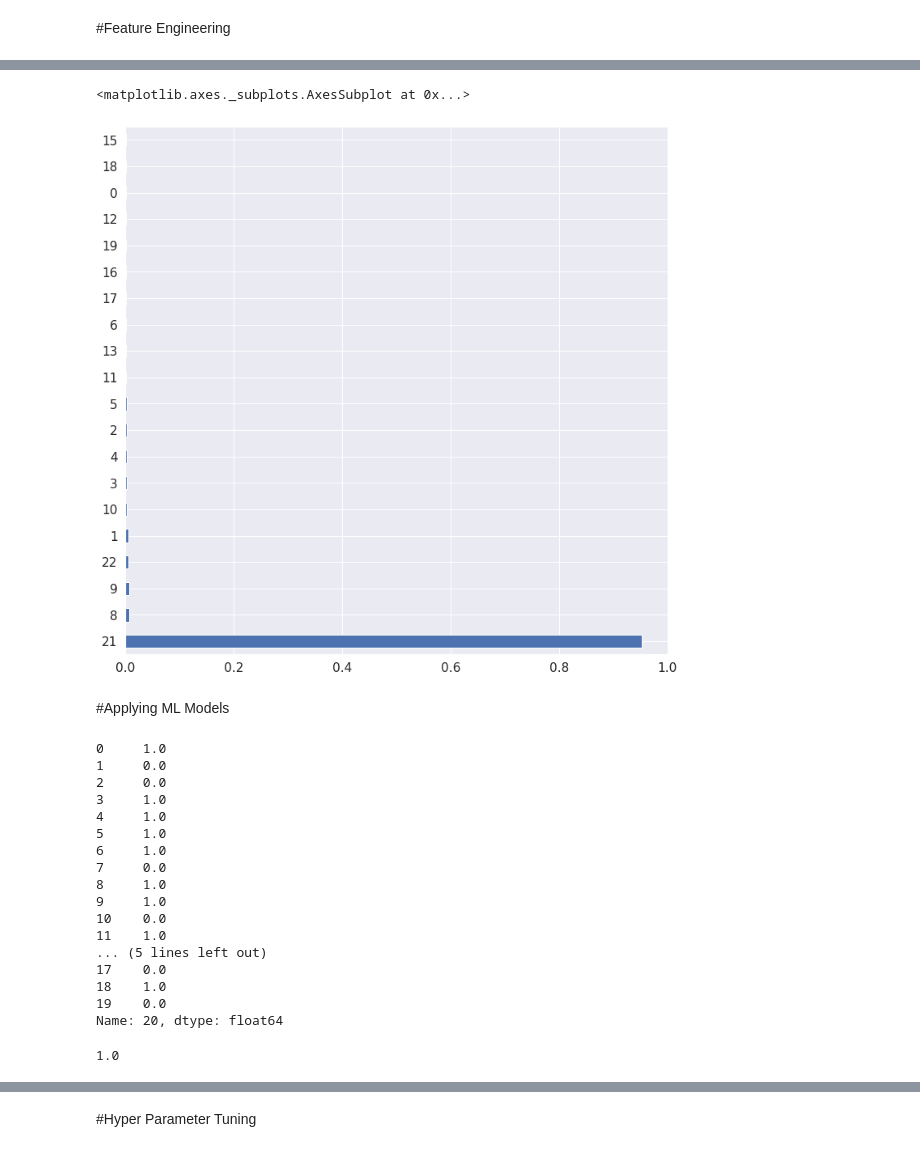
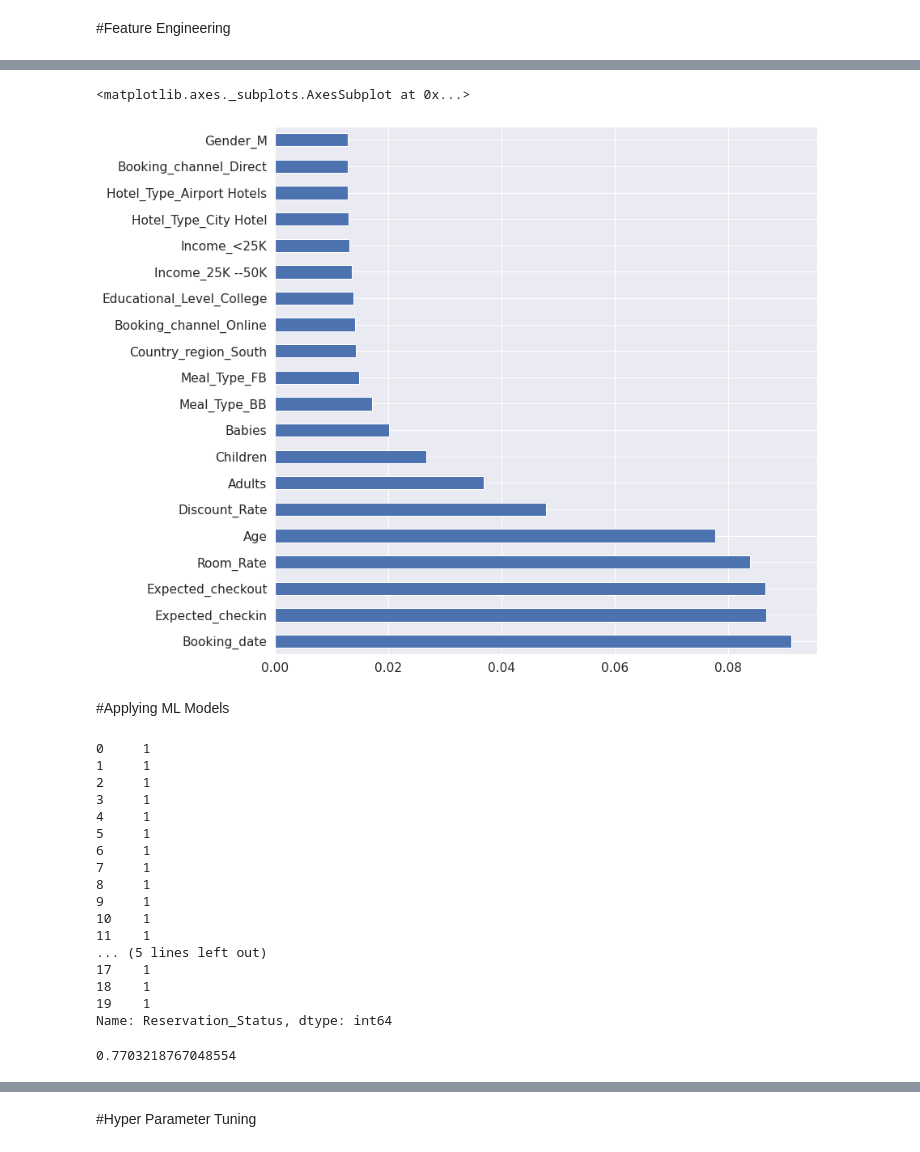
Before and after one commit to rooncal/Data-Science, a Jupyter notebook: Hotel_Reservation.ipynb, the cells around one changed output, grey strips where cells are left out. Drawn from its saved outputs; the diff is of its cells as text; code cells hidden in the pictures.

```diff
--- a/Hotel_Reservation.ipynb
+++ b/Hotel_Reservation.ipynb
@@ -211,0 +198,11 @@ df = pd.DataFrame(min_max_scaler.fit_transform(df))
+# %%
+df_2 = pd.get_dummies(df,drop_first=True)
+columns = df.columns
+label_encoder = preprocessing.LabelEncoder()
+df["Reservation_Status"] = label_encoder.fit_transform(df["Reservation_Status"])
+dummy_features = ['Gender', 'Ethnicity', 'Educational_Level', 'Income', 'Country_region', 'Meal_Type', 'Visted_Previously', 'Previous_Cancellations', 'Deposit_type', 'Booking_channel', 'Required_Car_Parking', 'Use_Promotion', 'Hotel_Type']
+ordinal_features = ['Expected_checkin', 'Expected_checkout', 'Booking_date']
+df = pd.get_dummies(data=df, columns=dummy_features)
+ordinal_encoder = preprocessing.OrdinalEncoder()
+for feature in ordinal_features:
+  df[feature] = ordinal_encoder.fit_transform(pd.DataFrame(df[feature]))
@@ -222,0 +238,5 @@ df.head()
+# %%
+x = df[["Age", "Expected_checkin", "Expected_checkout", "Room_Rate", "Booking_date", "Discount_Rate", "Adults", "Children", "Babies"]].values
+min_max_scaler = preprocessing.MinMaxScaler()
+df_scaled = pd.DataFrame(min_max_scaler.fit_transform(x))
+df[["Age", "Expected_checkin", "Expected_checkout", "Room_Rate", "Booking_date", "Discount_Rate", "Adults", "Children", "Babies"]] = df_scaled[[0, 1, 2, 3, 4, 5, 6, 7, 8]]
@@ -240,2 +272,0 @@ plt.show()
-# %%
-df = df.drop([7,14], axis=1)
@@ -246,11 +311,18 @@ model = rf.fit(df.drop(20, axis=1),y_train)
+# %%
+rf = RandomForestClassifier()
+y = df.copy(deep=True)['Reservation_Status']
+z = df.drop('Reservation_Status', axis=1)
+z.fillna(1,inplace=True)
+z.isna().sum()
+model = rf.fit(z,y)
 # %%
 importance = rf.feature_importances_
-feat_importances_act = pd.Series(importance, index=df.drop(20, axis=1).columns)
+feat_importances_act = pd.Series(importance, index=z.columns)
 feat_importances = feat_importances_act.nlargest(20)
 feat_importances.plot(kind='barh', figsize=(12,12))
 # %% [output]
 <matplotlib.axes._subplots.AxesSubplot at 0x...>
-[figure, old version]
+[figure, new version]
 # %% [markdown]
 #Applying ML Models
 # %%
@@ -258,30 +330,30 @@ X_train, X_test, y_train, y_test = train_test_split(df.drop(20,1), df[20], test_
 # %%
-df[20].head(20)
+y.head(20)
 # %% [output]
-0     1.0
-1     0.0
-2     0.0
-3     1.0
-4     1.0
-5     1.0
-6     1.0
-7     0.0
-8     1.0
-9     1.0
-10    0.0
-11    1.0
+0     1
+1     1
+2     1
+3     1
+4     1
+5     1
+6     1
+7     1
+8     1
+9     1
+10    1
+11    1
 ... (5 lines left out)
-17    0.0
-18    1.0
-19    0.0
-Name: 20, dtype: float64
+17    1
+18    1
+19    1
+Name: Reservation_Status, dtype: int64
 # %%
-model = RandomForestClassifier(max_depth=20)
+model = RandomForestClassifier(max_depth=5, n_estimators=50)
 model.fit(X_train, y_train)
 predictions = model.predict(X_test)
 print(accuracy_score(y_test,predictions))
 # %% [output]
-1.0
+0.7703218767048554
 # %%
 classifiers=[['Logistic Regression :',LogisticRegression()],
        ['Decision Tree Classification :',DecisionTreeClassifier()],
```
Also changed, not shown: parts of 25 cells of this notebook.
